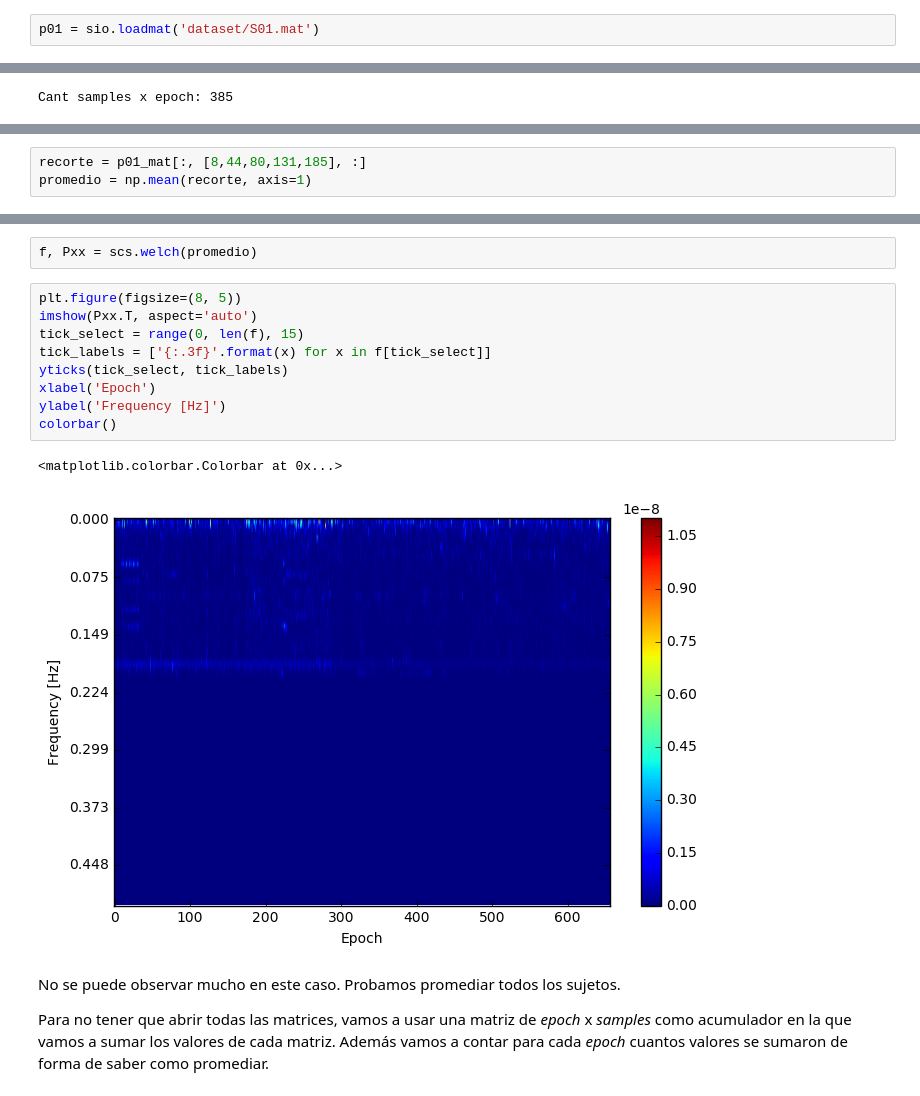
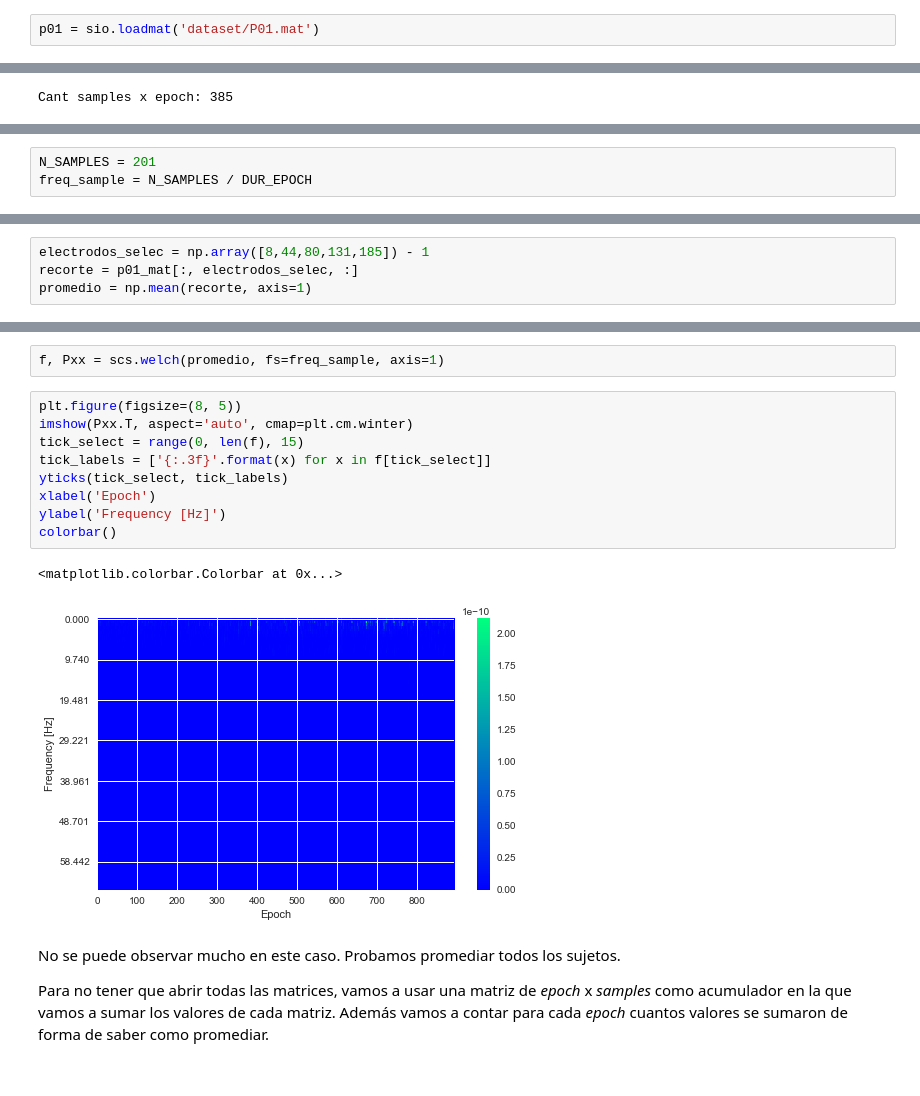
Before and after one commit to m2march/ciencia_datos, a Jupyter notebook: tp2/tp2.ipynb, the cells around one changed output, grey strips where cells are left out. Drawn from its saved outputs; the diff is of its cells as text.

```diff
--- a/tp2/tp2.ipynb
+++ b/tp2/tp2.ipynb
@@ -21,7 +22,7 @@ import glob
 
 ## Ejercicio 1
 # %%
-p01 = sio.loadmat('dataset/S01.mat')
+p01 = sio.loadmat('dataset/P01.mat')
 # %%
 type(p01)
 # %% [output]
@@ -46 +51,4 @@ p01_mat.shape
+# %%
+N_SAMPLES = 201
+freq_sample = N_SAMPLES / DUR_EPOCH
 # %% [markdown]
@@ -52,6 +55,7 @@ Interpretamos como: epochs x electrodo x samples
 ### 1.a: Media en electrodos 8, 44, 80, 131, 185 y fft con frecuencias en eje Y y trials en eje X
 # %%
-recorte = p01_mat[:, [8,44,80,131,185], :]
+electrodos_selec = np.array([8,44,80,131,185]) - 1
+recorte = p01_mat[:, electrodos_selec, :]
 promedio = np.mean(recorte, axis=1)
 # %%
 promedio.shape
@@ -70,17 +74,17 @@ interact(f, epoch=(0, 20))
 # %%
-f, Pxx = scs.welch(promedio)
+f, Pxx = scs.welch(promedio, fs=freq_sample, axis=1)
 # %%
 plt.figure(figsize=(8, 5))
-imshow(Pxx.T, aspect='auto')
+imshow(Pxx.T, aspect='auto', cmap=plt.cm.winter)
 tick_select = range(0, len(f), 15)
 tick_labels = ['{:.3f}'.format(x) for x in f[tick_select]]
 yticks(tick_select, tick_labels)
 xlabel('Epoch')
 ylabel('Frequency [Hz]')
 colorbar()
 # %% [output]
 <matplotlib.colorbar.Colorbar at 0x...>
-[figure, old version]
+[figure, new version]
 # %% [markdown]
 No se puede observar mucho en este caso. Probamos promediar todos los sujetos.
 
```
Also changed, not shown: parts of 27 cells of this notebook.
